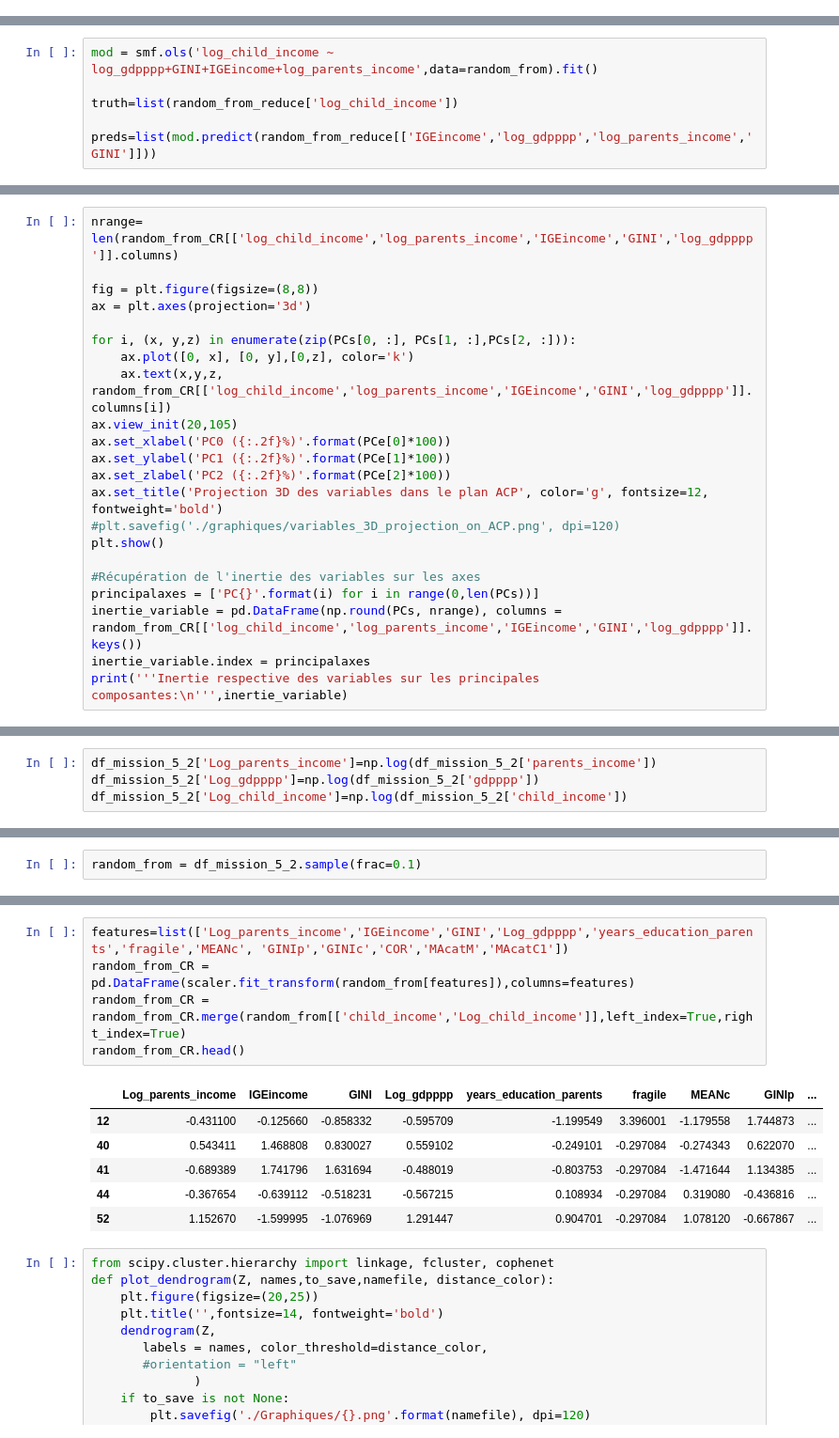
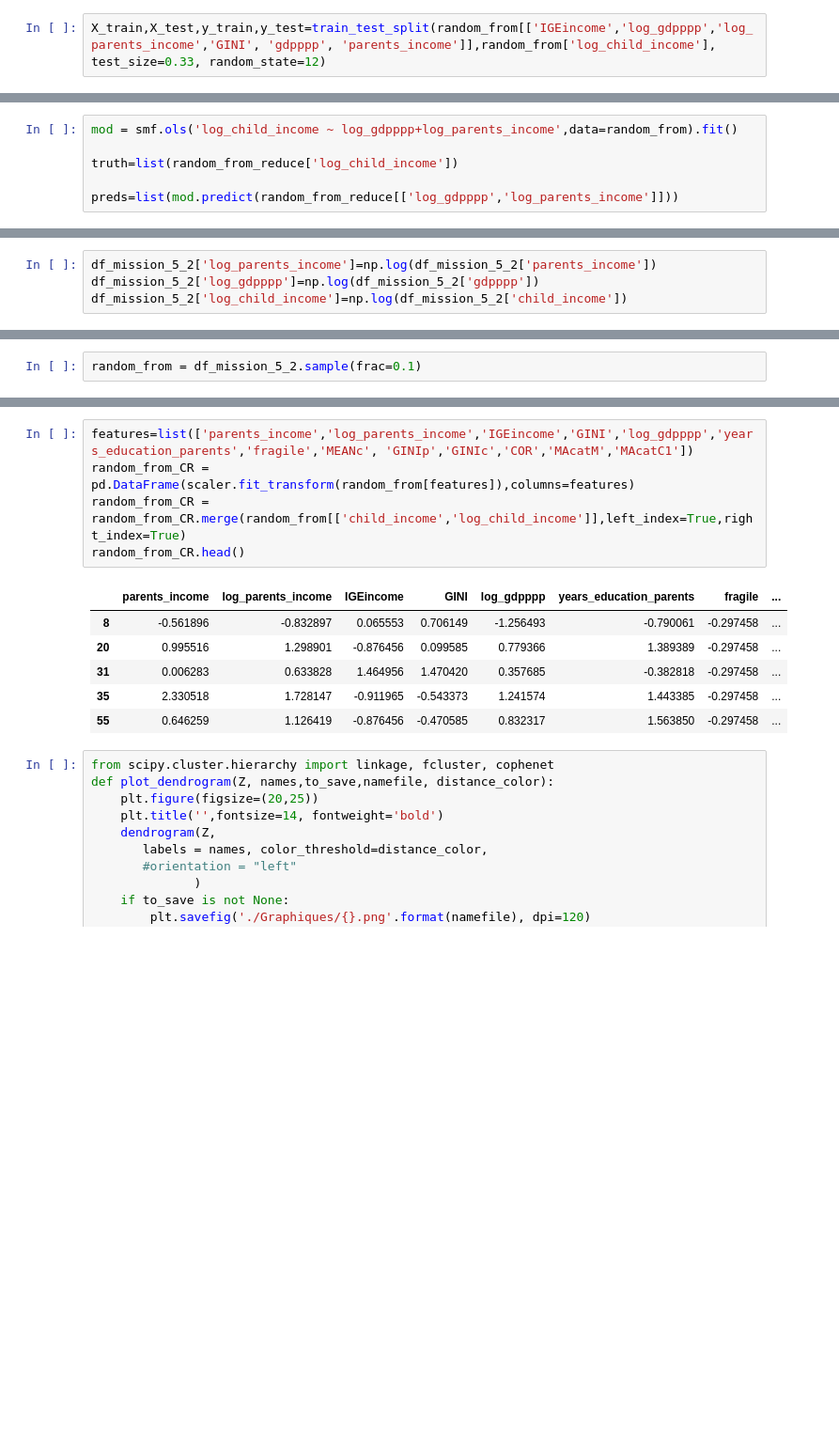
Before and after one commit to polopolopopo13/projet7, a Jupyter notebook: code_projet7.ipynb, the cells around one changed output, grey strips where cells are left out. Shown at 94% size. Saved outputs shown, nothing was run; the diff lists cells and outputs as text; blank space fills up the shorter version.

```diff
--- a/code_projet7.ipynb
+++ b/code_projet7.ipynb
@@ -1505,0 +1545,2 @@ La variable Residual contribue pour 36.27% de la variance expliquée par le mod
+# %%
+X_train,X_test,y_train,y_test=train_test_split(random_from[['IGEincome','log_gdpppp','log_parents_income','GINI', 'gdpppp', 'parents_income']],random_from['log_child_income'], test_size=0.33, random_state=12)
@@ -1753,11 +1673,11 @@ La variable Residual contribue pour 62.50% de la variance expliquée par le mod
 # %%
 random_from_reduce = random_from.sample(frac=0.0001).copy()
 # %%
-mod = smf.ols('log_child_income ~ log_gdpppp+GINI+IGEincome+log_parents_income',data=random_from).fit()
+mod = smf.ols('log_child_income ~ log_gdpppp+log_parents_income',data=random_from).fit()
 
 truth=list(random_from_reduce['log_child_income'])
 
-preds=list(mod.predict(random_from_reduce[['IGEincome','log_gdpppp','log_parents_income','GINI']]))
+preds=list(mod.predict(random_from_reduce[['log_gdpppp','log_parents_income']]))
 # %%
 plt.rcParams['legend.numpoints'] = 1
 
@@ -2069,22 +1957,0 @@ plt.tight_layout()
-# %%
-nrange= len(random_from_CR[['log_child_income','log_parents_income','IGEincome','GINI','log_gdpppp']].columns)
-
-fig = plt.figure(figsize=(8,8))
-ax = plt.axes(projection='3d')
-
-for i, (x, y,z) in enumerate(zip(PCs[0, :], PCs[1, :],PCs[2, :])):
-    ax.plot([0, x], [0, y],[0,z], color='k')
-    ax.text(x,y,z, random_from_CR[['log_child_income','log_parents_income','IGEincome','GINI','log_gdpppp']].columns[i])
-ax.view_init(20,105)
-ax.set_xlabel('PC0 ({:.2f}%)'.format(PCe[0]*100))
-ax.set_ylabel('PC1 ({:.2f}%)'.format(PCe[1]*100))
-ax.set_zlabel('PC2 ({:.2f}%)'.format(PCe[2]*100))
-ax.set_title('Projection 3D des variables dans le plan ACP', color='g', fontsize=12, fontweight='bold')
-#plt.savefig('./graphiques/variables_3D_projection_on_ACP.png', dpi=120)
-plt.show()
-
-#Récupération de l'inertie des variables sur les axes
-principalaxes = ['PC{}'.format(i) for i in range(0,len(PCs))]
-inertie_variable = pd.DataFrame(np.round(PCs, nrange), columns = random_from_CR[['log_child_income','log_parents_income','IGEincome','GINI','log_gdpppp']].keys())
-inertie_variable.index = principalaxes
-print('''Inertie respective des variables sur les principales composantes:\n''',inertie_variable)
@@ -2385,9 +2214,9 @@ MAcatM                     0
 MAcatC1                    0
 dtype: int64
 # %%
-df_mission_5_2['Log_parents_income']=np.log(df_mission_5_2['parents_income'])
-df_mission_5_2['Log_gdpppp']=np.log(df_mission_5_2['gdpppp'])
-df_mission_5_2['Log_child_income']=np.log(df_mission_5_2['child_income'])
+df_mission_5_2['log_parents_income']=np.log(df_mission_5_2['parents_income'])
+df_mission_5_2['log_gdpppp']=np.log(df_mission_5_2['gdpppp'])
+df_mission_5_2['log_child_income']=np.log(df_mission_5_2['child_income'])
 # %%
 #df_mission_5_2.describe()
 # %%
@@ -2433,15 +2465,15 @@ strong multicollinearity or other numerical problems.
 # %%
-features=list(['Log_parents_income','IGEincome','GINI','Log_gdpppp','years_education_parents','fragile','MEANc', 'GINIp','GINIc','COR','MAcatM','MAcatC1'])
+features=list(['parents_income','log_parents_income','IGEincome','GINI','log_gdpppp','years_education_parents','fragile','MEANc', 'GINIp','GINIc','COR','MAcatM','MAcatC1'])
 random_from_CR = pd.DataFrame(scaler.fit_transform(random_from[features]),columns=features)
-random_from_CR = random_from_CR.merge(random_from[['child_income','Log_child_income']],left_index=True,right_index=True)
+random_from_CR = random_from_CR.merge(random_from[['child_income','log_child_income']],left_index=True,right_index=True)
 random_from_CR.head()
 # %% [output]
-|  | Log_parents_income | IGEincome | GINI | Log_gdpppp | years_education_parents | fragile | MEANc | GINIp | ... |
-| 12 | -0.431100 | -0.125660 | -0.858332 | -0.595709 | -1.199549 | 3.396001 | -1.179558 | 1.744873 | ... |
-| 40 | 0.543411 | 1.468808 | 0.830027 | 0.559102 | -0.249101 | -0.297084 | -0.274343 | 0.622070 | ... |
-| 41 | -0.689389 | 1.741796 | 1.631694 | -0.488019 | -0.803753 | -0.297084 | -1.471644 | 1.134385 | ... |
-| 44 | -0.367654 | -0.639112 | -0.518231 | -0.567215 | 0.108934 | -0.297084 | 0.319080 | -0.436816 | ... |
-| 52 | 1.152670 | -1.599995 | -1.076969 | 1.291447 | 0.904701 | -0.297084 | 1.078120 | -0.667867 | ... |
+|  | parents_income | log_parents_income | IGEincome | GINI | log_gdpppp | years_education_parents | fragile | ... |
+| 8 | -0.561896 | -0.832897 | 0.065553 | 0.706149 | -1.256493 | -0.790061 | -0.297458 | ... |
+| 20 | 0.995516 | 1.298901 | -0.876456 | 0.099585 | 0.779366 | 1.389389 | -0.297458 | ... |
+| 31 | 0.006283 | 0.633828 | 1.464956 | 1.470420 | 0.357685 | -0.382818 | -0.297458 | ... |
+| 35 | 2.330518 | 1.728147 | -0.911965 | -0.543373 | 1.241574 | 1.443385 | -0.297458 | ... |
+| 55 | 0.646259 | 1.126419 | -0.876456 | -0.470585 | 0.832317 | 1.563850 | -0.297458 | ... |
 # %%
 from scipy.cluster.hierarchy import linkage, fcluster, cophenet
 def plot_dendrogram(Z, names,to_save,namefile, distance_color):
```
Also changed, not shown: parts of 115 cells of this notebook.
